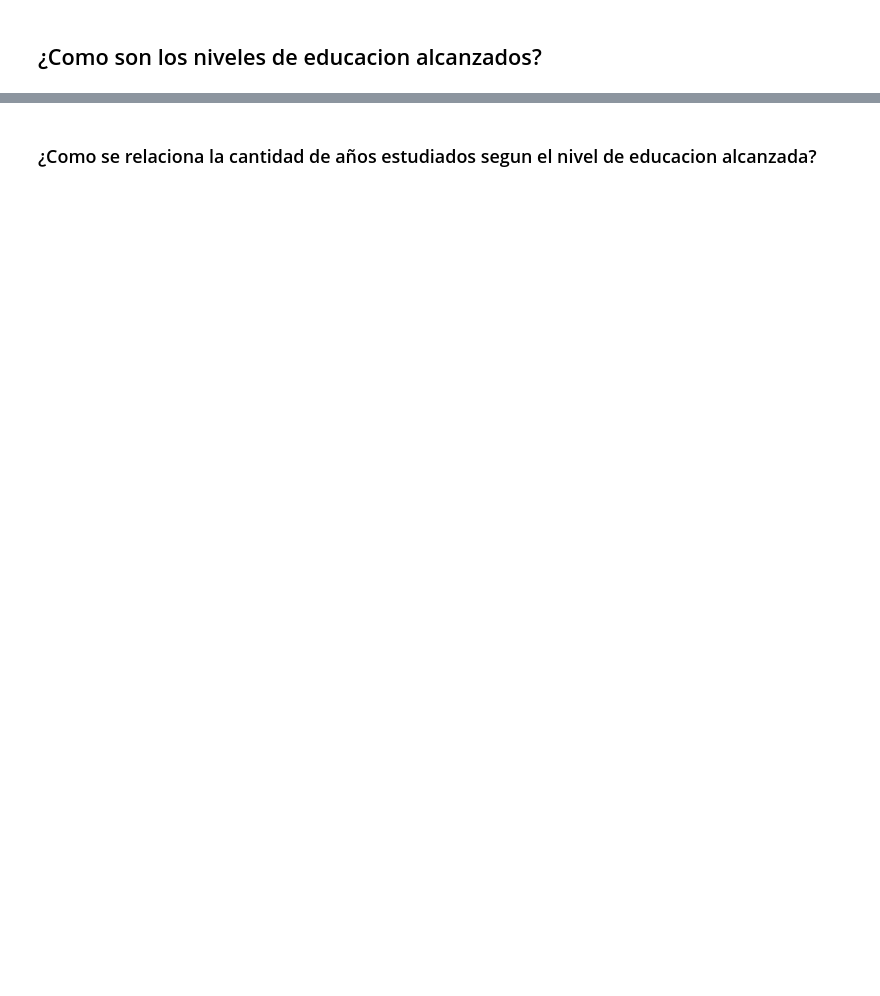
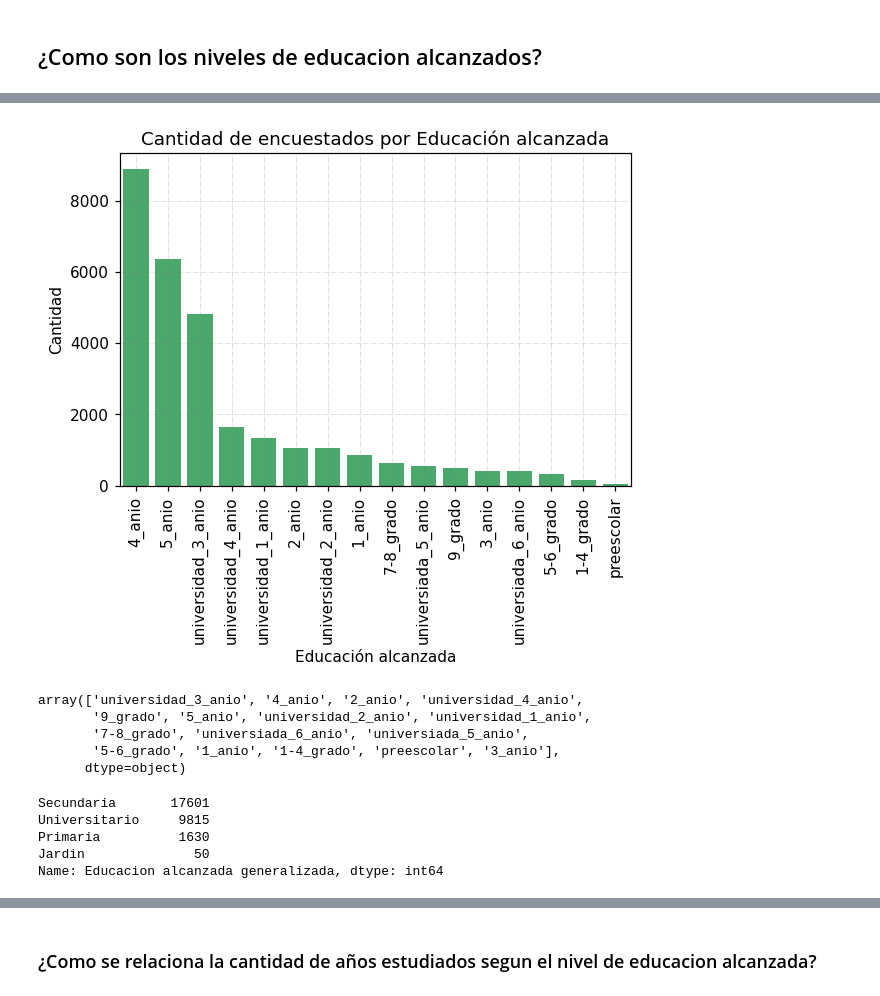
Before and after one commit to fjpacheco/machine-learning, a Jupyter notebook: preguntas_randoms.ipynb, the cells around one changed output, grey strips where cells are left out. Drawn from its saved outputs; the diff is of its cells as text; code cells hidden in the pictures; blank space fills up the shorter version.

Commit message:
agrego primera version de gráficos relacionadas a las featueres de educación

```diff
--- a/preguntas_randoms.ipynb
+++ b/preguntas_randoms.ipynb
@@ -590,0 +672,25 @@ En estas features las relacionaré seguramente con las ya estudiadas en otras su
+# %%
+plt.figure(dpi=110)
+sns.countplot(
+    x="educacion_alcanzada",
+    data=df,
+    order=df["educacion_alcanzada"].value_counts(normalize=True).index,
+    color=(0.23, 0.72, 0.41),
+    orient= "v",
+)
+plt.ylabel("Cantidad")
+plt.xlabel("Educación alcanzada")
+plt.title("Cantidad de encuestados por Educación alcanzada")
+plt.xticks(rotation=90)
+plt.grid(b = True, color ='grey', linestyle ='-.', linewidth = 0.5, alpha = 0.3)
+plt.show()
+# %% [output]
+[figure, added]
+# %%
+df.educacion_alcanzada.unique()
+# %% [output]
+array(['universidad_3_anio', '4_anio', '2_anio', 'universidad_4_anio',
+       '9_grado', '5_anio', 'universidad_2_anio', 'universidad_1_anio',
+       '7-8_grado', 'universiada_6_anio', 'universiada_5_anio',
+       '5-6_grado', '1_anio', '1-4_grado', 'preescolar', '3_anio'],
+      dtype=object)
@@ -590,0 +711,8 @@ En estas features las relacionaré seguramente con las ya estudiadas en otras su
+# %%
+df['Educacion alcanzada generalizada'].value_counts()
+# %% [output]
+Secundaria       17601
+Universitario     9815
+Primaria          1630
+Jardin              50
+Name: Educacion alcanzada generalizada, dtype: int64
```
Also changed, not shown: parts of 42 cells of this notebook.
